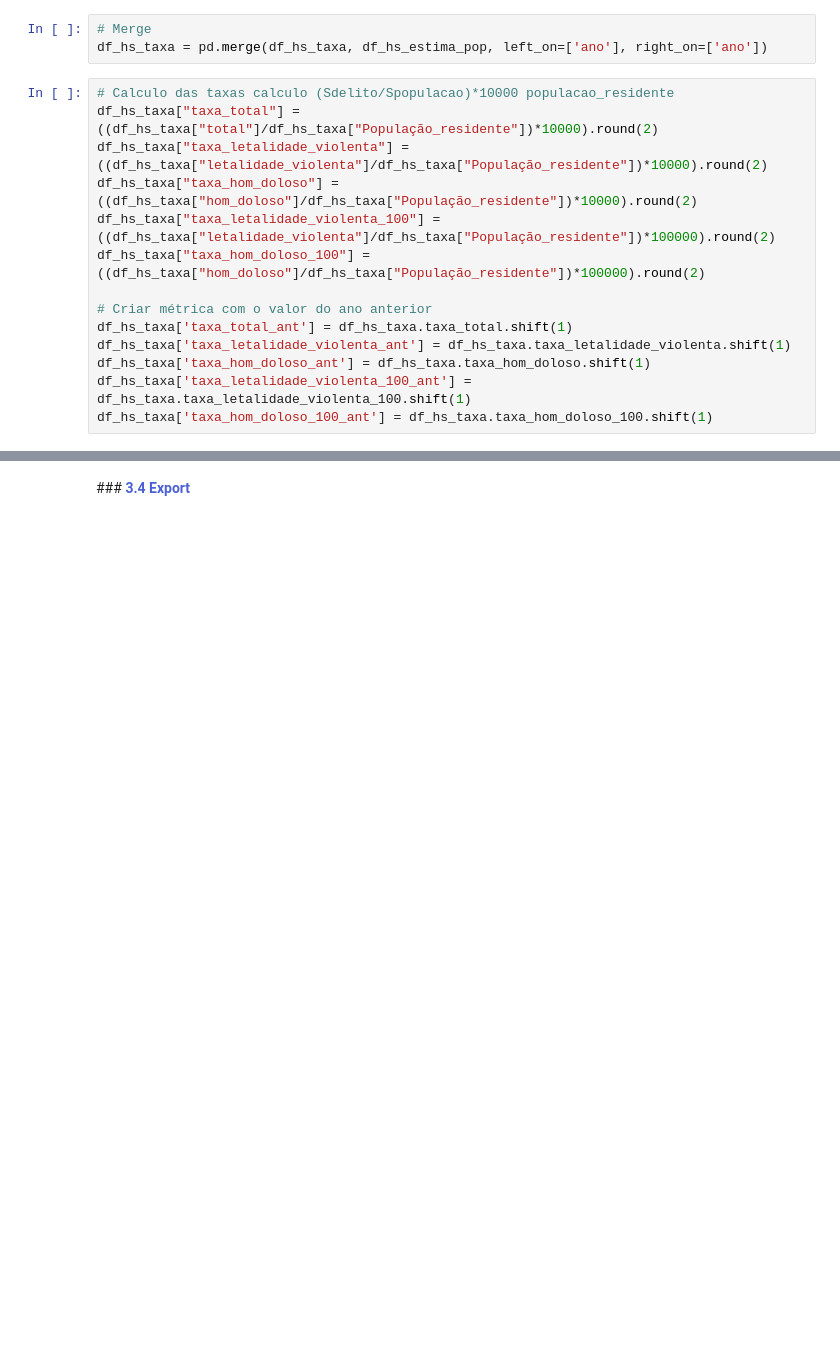
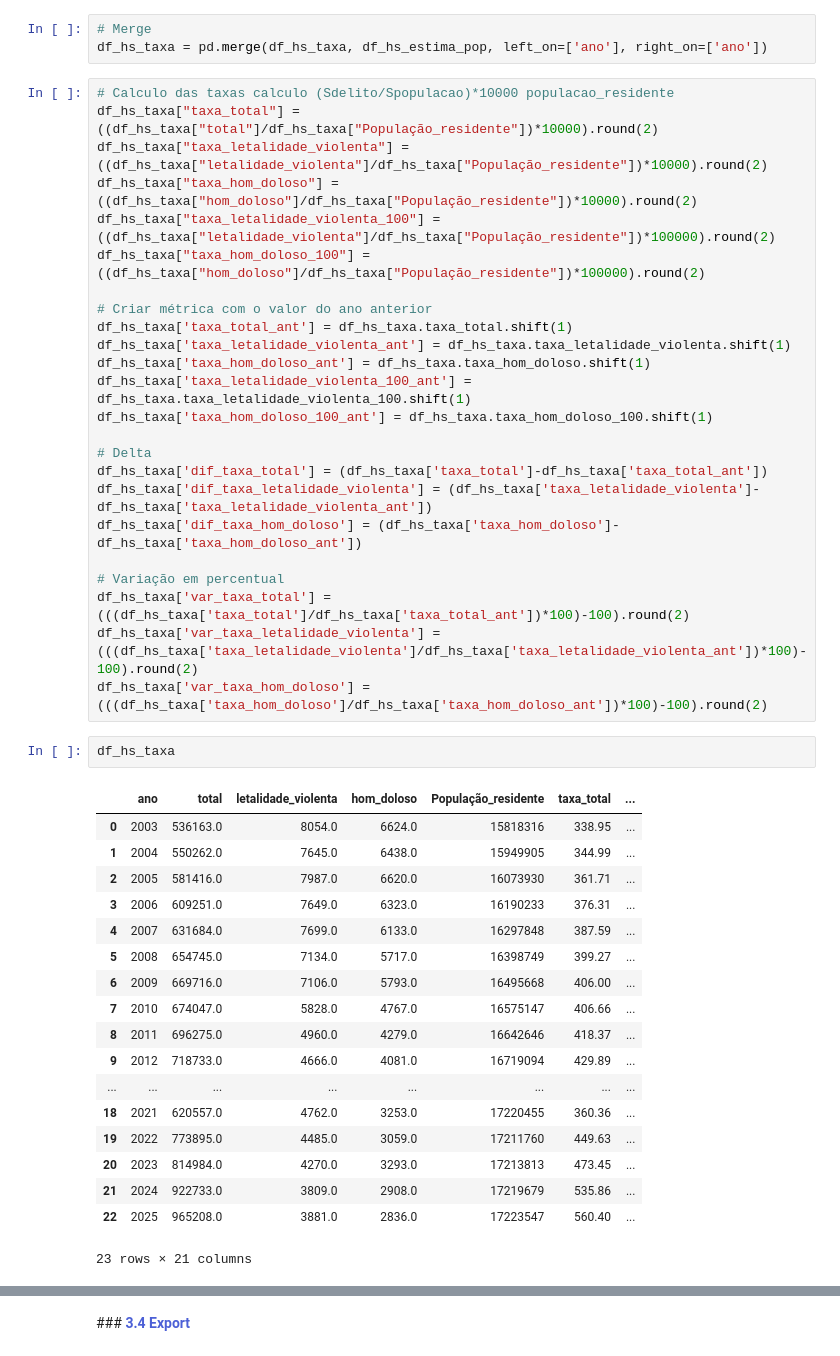
Before and after one commit to gabrielmprata/seguranca_publica_pwrbi, a Jupyter notebook: PREP_anuario_seguranca_publica_pwr_bi.ipynb, the cells around one changed output, grey strips where cells are left out. Drawn from its saved outputs; the diff is of its cells as text; blank space fills up the shorter version.

```diff
--- a/PREP_anuario_seguranca_publica_pwr_bi.ipynb
+++ b/PREP_anuario_seguranca_publica_pwr_bi.ipynb
@@ -823,3 +823,34 @@ df_hs_taxa['taxa_letalidade_violenta_ant'] = df_hs_taxa.taxa_letalidade_violenta
 df_hs_taxa['taxa_hom_doloso_ant'] = df_hs_taxa.taxa_hom_doloso.shift(1)
 df_hs_taxa['taxa_letalidade_violenta_100_ant'] = df_hs_taxa.taxa_letalidade_violenta_100.shift(1)
 df_hs_taxa['taxa_hom_doloso_100_ant'] = df_hs_taxa.taxa_hom_doloso_100.shift(1)
+
+# Delta
+df_hs_taxa['dif_taxa_total'] = (df_hs_taxa['taxa_total']-df_hs_taxa['taxa_total_ant'])
+df_hs_taxa['dif_taxa_letalidade_violenta'] = (df_hs_taxa['taxa_letalidade_violenta']-df_hs_taxa['taxa_letalidade_violenta_ant'])
+df_hs_taxa['dif_taxa_hom_doloso'] = (df_hs_taxa['taxa_hom_doloso']-df_hs_taxa['taxa_hom_doloso_ant'])
+
+# Variação em percentual
+df_hs_taxa['var_taxa_total'] = (((df_hs_taxa['taxa_total']/df_hs_taxa['taxa_total_ant'])*100)-100).round(2)
+df_hs_taxa['var_taxa_letalidade_violenta'] = (((df_hs_taxa['taxa_letalidade_violenta']/df_hs_taxa['taxa_letalidade_violenta_ant'])*100)-100).round(2)
+df_hs_taxa['var_taxa_hom_doloso'] = (((df_hs_taxa['taxa_hom_doloso']/df_hs_taxa['taxa_hom_doloso_ant'])*100)-100).round(2)
+# %%
+df_hs_taxa
+# %% [output]
+|  | ano | total | letalidade_violenta | hom_doloso | População_residente | taxa_total | ... |
+| 0 | 2003 | 536163.0 | 8054.0 | 6624.0 | 15818316 | 338.95 | ... |
+| 1 | 2004 | 550262.0 | 7645.0 | 6438.0 | 15949905 | 344.99 | ... |
+| 2 | 2005 | 581416.0 | 7987.0 | 6620.0 | 16073930 | 361.71 | ... |
+| 3 | 2006 | 609251.0 | 7649.0 | 6323.0 | 16190233 | 376.31 | ... |
+| 4 | 2007 | 631684.0 | 7699.0 | 6133.0 | 16297848 | 387.59 | ... |
+| 5 | 2008 | 654745.0 | 7134.0 | 5717.0 | 16398749 | 399.27 | ... |
+| 6 | 2009 | 669716.0 | 7106.0 | 5793.0 | 16495668 | 406.00 | ... |
+| 7 | 2010 | 674047.0 | 5828.0 | 4767.0 | 16575147 | 406.66 | ... |
+| 8 | 2011 | 696275.0 | 4960.0 | 4279.0 | 16642646 | 418.37 | ... |
+| 9 | 2012 | 718733.0 | 4666.0 | 4081.0 | 16719094 | 429.89 | ... |
+| ... | ... | ... | ... | ... | ... | ... | ... |
+| 18 | 2021 | 620557.0 | 4762.0 | 3253.0 | 17220455 | 360.36 | ... |
+| 19 | 2022 | 773895.0 | 4485.0 | 3059.0 | 17211760 | 449.63 | ... |
+| 20 | 2023 | 814984.0 | 4270.0 | 3293.0 | 17213813 | 473.45 | ... |
+| 21 | 2024 | 922733.0 | 3809.0 | 2908.0 | 17219679 | 535.86 | ... |
+| 22 | 2025 | 965208.0 | 3881.0 | 2836.0 | 17223547 | 560.40 | ... |
+23 rows × 21 columns
```
Also changed, not shown: parts of 1 cell of this notebook.
